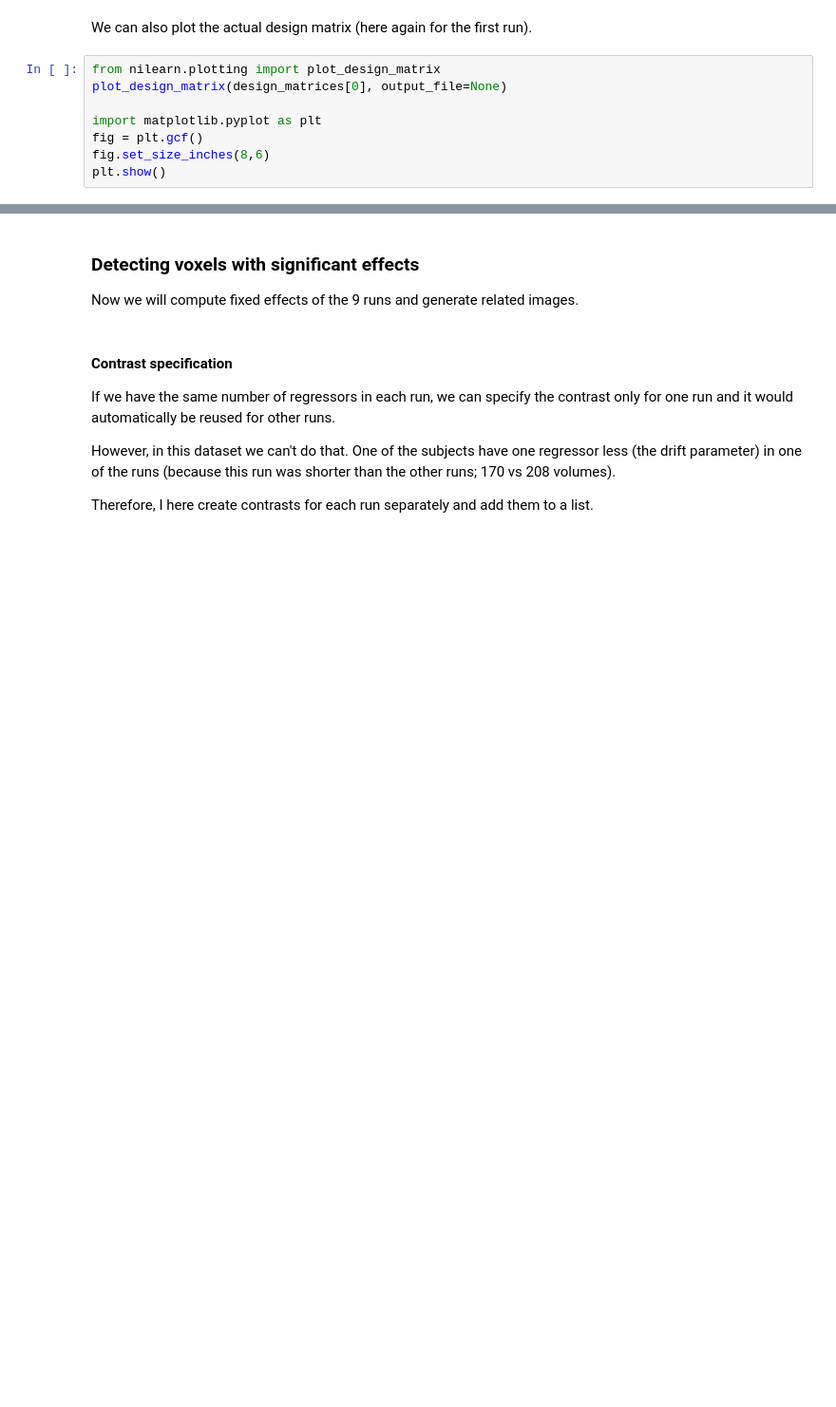
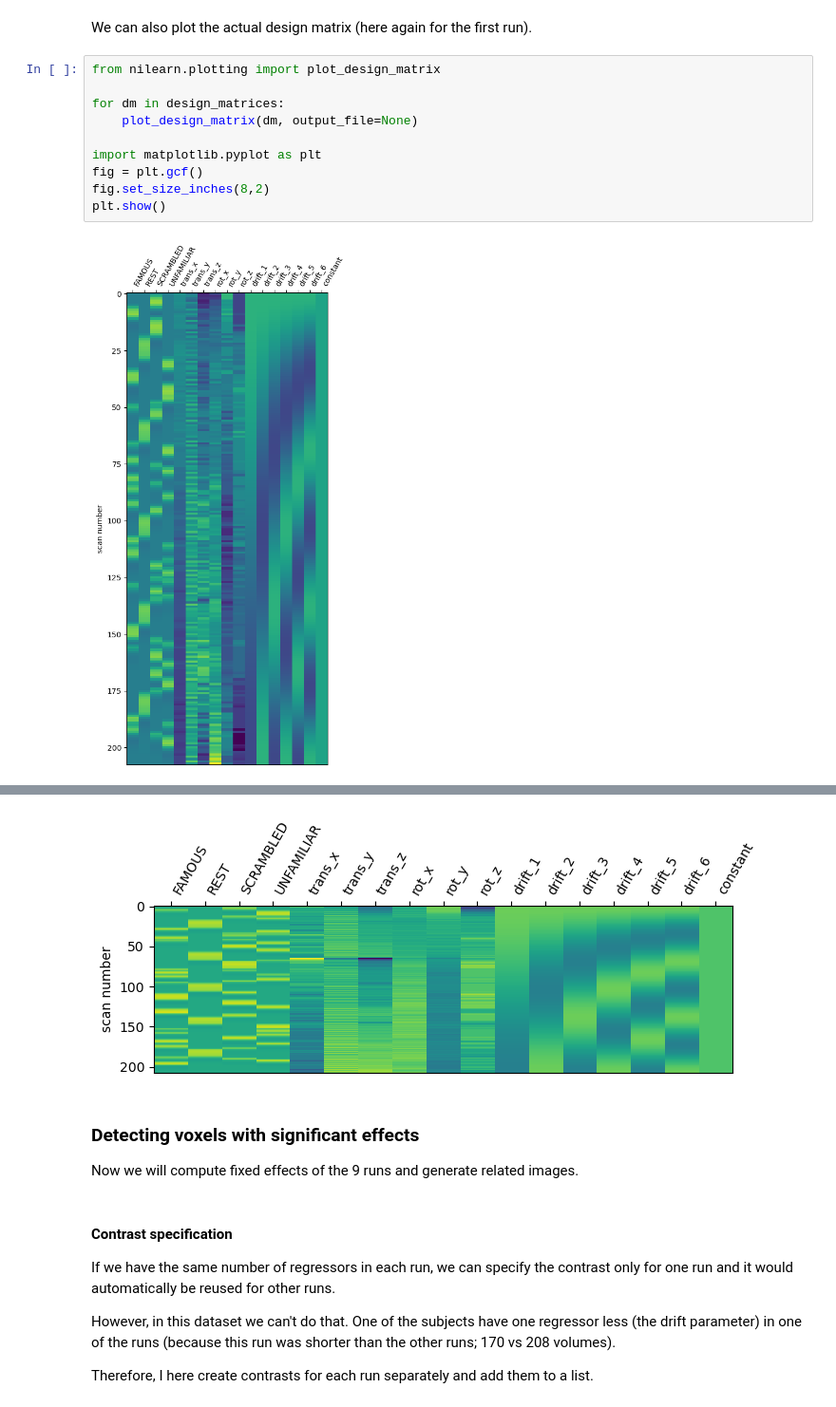
Before and after one commit to dcdace/COGNESTIC-fMRI, a Jupyter notebook: 04_Subject-Level-Analysis.ipynb, the cells around one changed output, grey strips where cells are left out. Shown at 95% size. Drawn from its saved outputs; the diff is of its cells as text; blank space fills up the shorter version.

```diff
--- a/04_Subject-Level-Analysis.ipynb
+++ b/04_Subject-Level-Analysis.ipynb
@@ -172,9 +274,13 @@ dm.plot(figsize=(12,4), title='Expected signal')
 We can also plot the actual design matrix (here again for the first run).
 # %%
 from nilearn.plotting import plot_design_matrix
-plot_design_matrix(design_matrices[0], output_file=None)
+
+for dm in design_matrices:
+    plot_design_matrix(dm, output_file=None)
 
 import matplotlib.pyplot as plt
 fig = plt.gcf()
-fig.set_size_inches(8,6)
+fig.set_size_inches(8,2)
 plt.show()
+# %% [output]
+[figure, added]
@@ -181,3 +294,4 @@ plt.show()
+[figure, added]
 # %% [markdown]
 ### Detecting voxels with significant effects
 Now we will compute fixed effects of the 9 runs and generate related images.
```
Also changed, not shown: parts of 25 cells of this notebook, 3 other files.
